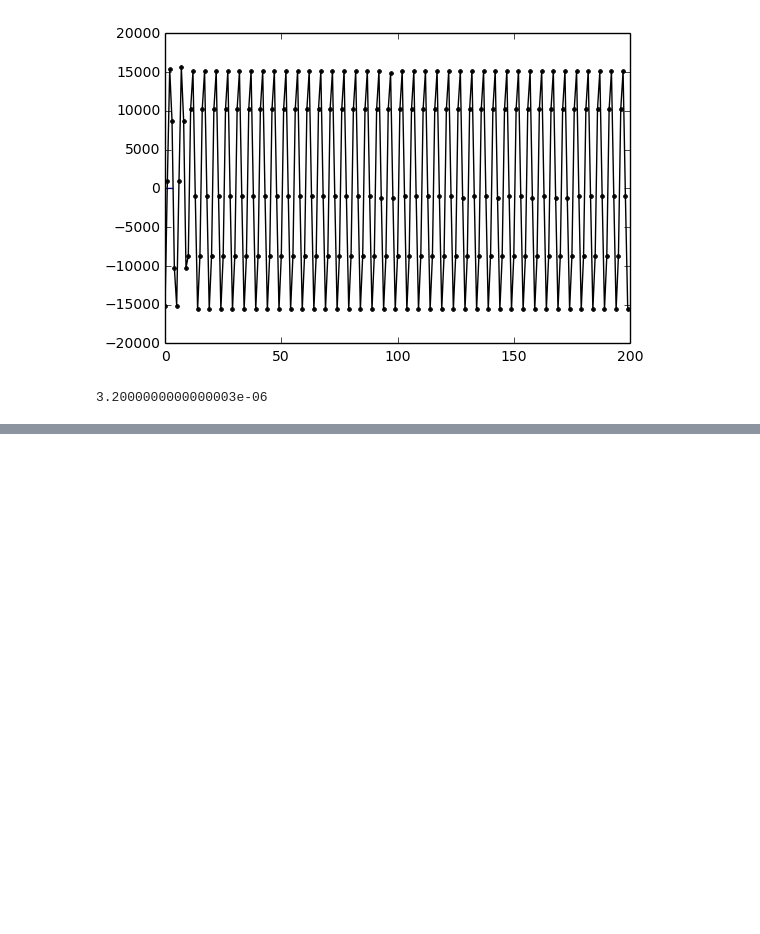
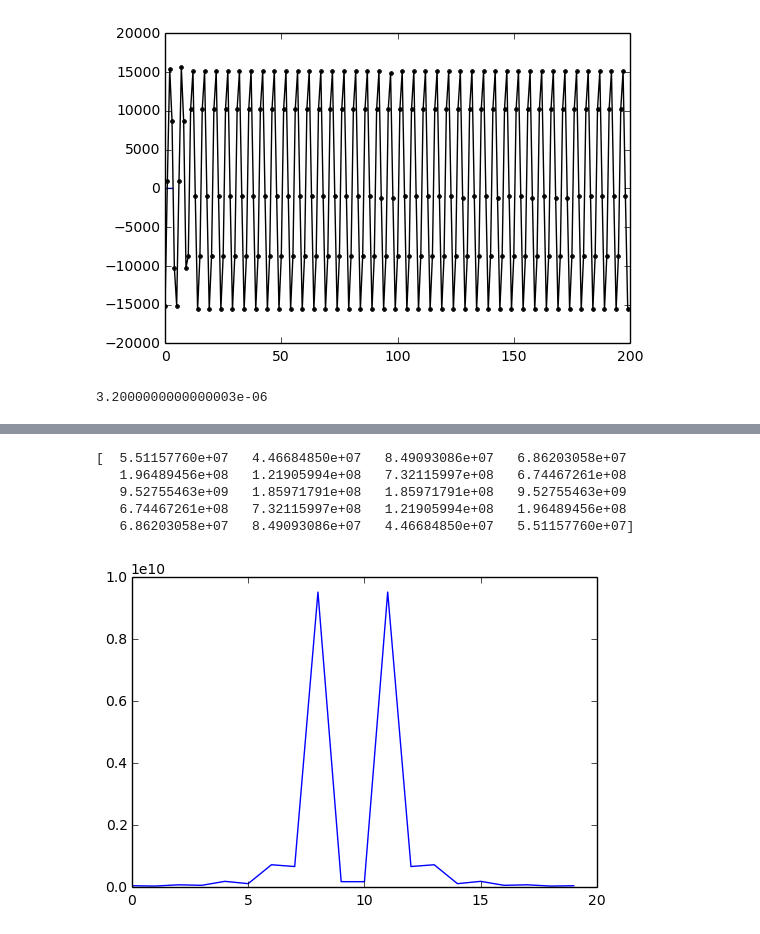
Before and after one commit to Jackmastr/mixed-signals, a Jupyter notebook: lab1.ipynb, the cells around one changed output, grey strips where cells are left out. Cells and saved outputs as stored; diff of their text form; code cells hidden in the pictures; blank space fills up the shorter version.

```diff
--- a/lab1.ipynb
+++ b/lab1.ipynb
@@ -63,2 +68,15 @@ while i < 10:
+# %%
+test_arr = np.load("sample_1.npy")
+fourier_test = ugradio.dft.dft(test_arr[:256], 128/6.25)
+fourier_test = np.abs(fourier_test)**2
+pl.plot(fourier_test)
+print fourier_test
+# %% [output]
+[  5.51157760e+07   4.46684850e+07   8.49093086e+07   6.86203058e+07
+   1.96489456e+08   1.21905994e+08   7.32115997e+08   6.74467261e+08
+   9.52755463e+09   1.85971791e+08   1.85971791e+08   9.52755463e+09
+   6.74467261e+08   7.32115997e+08   1.21905994e+08   1.96489456e+08
+   6.86203058e+07   8.49093086e+07   4.46684850e+07   5.51157760e+07]
+[figure, added]
 # %%
 # %% [output]
```
Also changed, not shown: parts of 5 cells of this notebook, 9 other files.
